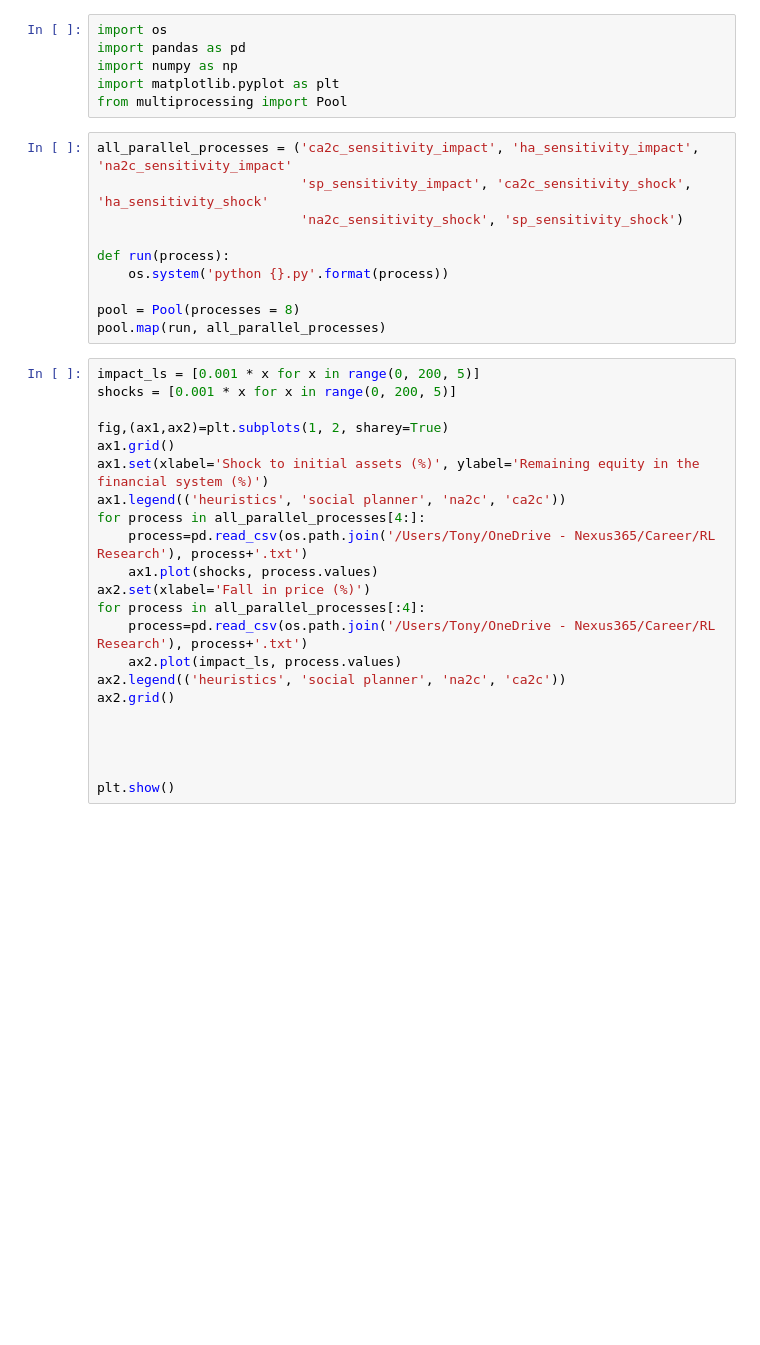
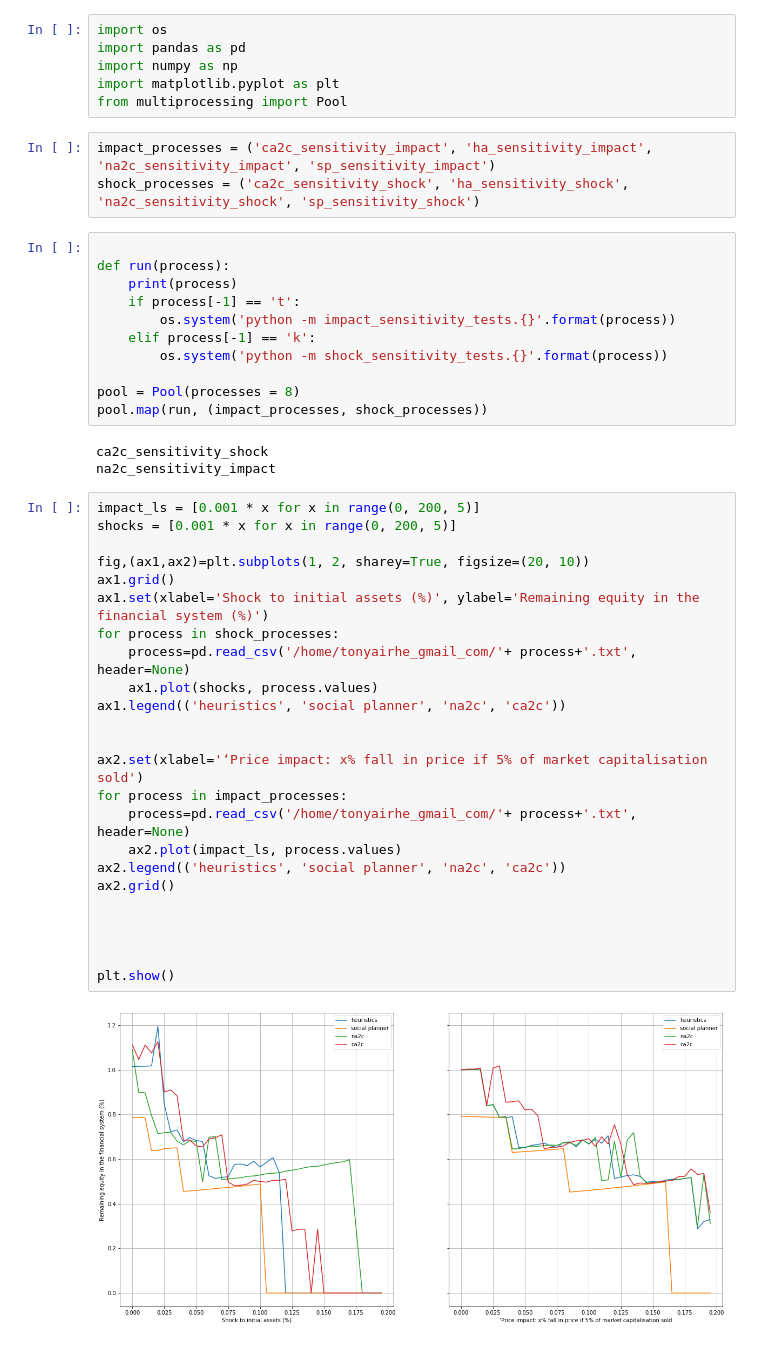
Before and after one commit to PeiyangHe/MARL_stress, a Jupyter notebook: sensitivity_plot.ipynb, the cells around one changed output. Cells and saved outputs as stored; diff of their text form; blank space fills up the shorter version.

```diff
--- a/sensitivity_plot.ipynb
+++ b/sensitivity_plot.ipynb
@@ -16,35 +16,46 @@ import pandas as pd
 import numpy as np
 import matplotlib.pyplot as plt
 from multiprocessing import Pool
+# %%
+impact_processes = ('ca2c_sensitivity_impact', 'ha_sensitivity_impact', 'na2c_sensitivity_impact', 'sp_sensitivity_impact')
+shock_processes = ('ca2c_sensitivity_shock', 'ha_sensitivity_shock', 'na2c_sensitivity_shock', 'sp_sensitivity_shock')
 # %%
-all_parallel_processes = ('ca2c_sensitivity_impact', 'ha_sensitivity_impact', 'na2c_sensitivity_impact'
-                          'sp_sensitivity_impact', 'ca2c_sensitivity_shock', 'ha_sensitivity_shock'
-                          'na2c_sensitivity_shock', 'sp_sensitivity_shock')
 
 def run(process):
-    os.system('python {}.py'.format(process))
+    print(process)
+    if process[-1] == 't':
+        os.system('python -m impact_sensitivity_tests.{}'.format(process))
+    elif process[-1] == 'k':
+        os.system('python -m shock_sensitivity_tests.{}'.format(process))
 
 pool = Pool(processes = 8)
-pool.map(run, all_parallel_processes)
+pool.map(run, (impact_processes, shock_processes))
+# %% [output]
+ca2c_sensitivity_shock
+na2c_sensitivity_impact
 # %%
 impact_ls = [0.001 * x for x in range(0, 200, 5)]
 shocks = [0.001 * x for x in range(0, 200, 5)]
 
-fig,(ax1,ax2)=plt.subplots(1, 2, sharey=True)
+fig,(ax1,ax2)=plt.subplots(1, 2, sharey=True, figsize=(20, 10))
 ax1.grid()
 ax1.set(xlabel='Shock to initial assets (%)', ylabel='Remaining equity in the financial system (%)')
+for process in shock_processes:
+    process=pd.read_csv('/home/tonyairhe_gmail_com/'+ process+'.txt', header=None)
+    ax1.plot(shocks, process.values)
 ax1.legend(('heuristics', 'social planner', 'na2c', 'ca2c'))
-for process in all_parallel_processes[4:]:
-    process=pd.read_csv(os.path.join('/Users/Tony/OneDrive - Nexus365/Career/RL Research'), process+'.txt')
-    ax1.plot(shocks, process.values)
-ax2.set(xlabel='Fall in price (%)')
-for process in all_parallel_processes[:4]:
-    process=pd.read_csv(os.path.join('/Users/Tony/OneDrive - Nexus365/Career/RL Research'), process+'.txt')
+
+
+ax2.set(xlabel='‘Price impact: x% fall in price if 5% of market capitalisation sold')
+for process in impact_processes:
+    process=pd.read_csv('/home/tonyairhe_gmail_com/'+ process+'.txt', header=None)
     ax2.plot(impact_ls, process.values)
 ax2.legend(('heuristics', 'social planner', 'na2c', 'ca2c'))
 ax2.grid()
 
 
 
 
 plt.show()
+# %% [output]
+[figure, added]
```
Also changed, not shown: parts of 1 cell of this notebook, 8 other files.
